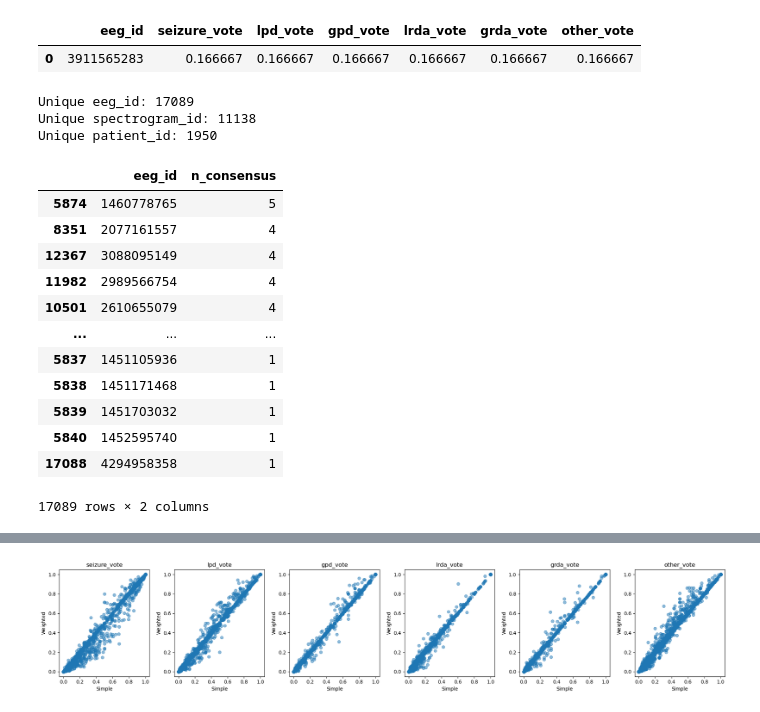
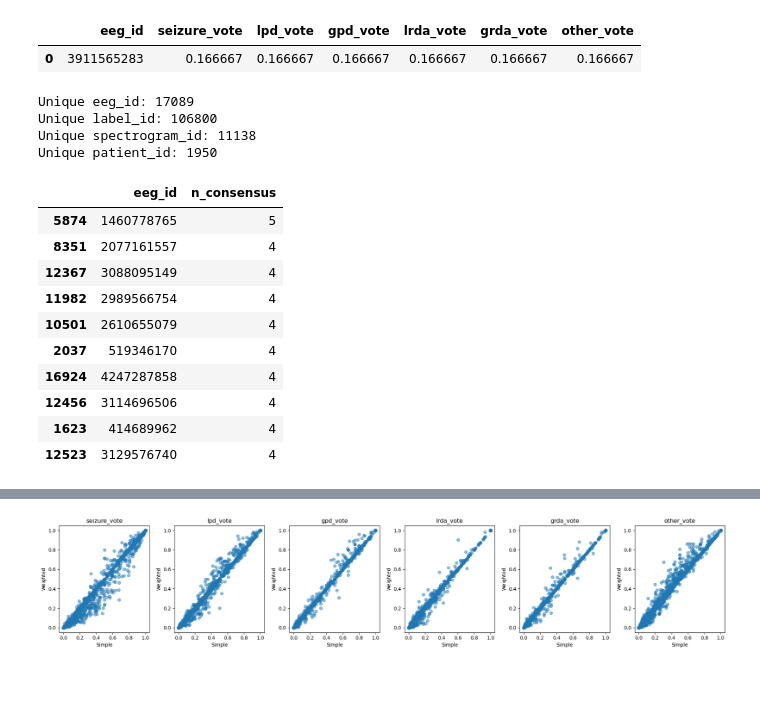
Before and after one commit to AzimuthLI/kaggle_hms, a Jupyter notebook: notebooks/EDA.ipynb, the cells around one changed output, grey strips where cells are left out. Cells and saved outputs as stored; diff of their text form; code cells hidden in the pictures; blank space fills up the shorter version.

```diff
--- a/notebooks/EDA.ipynb
+++ b/notebooks/EDA.ipynb
@@ -45,28 +46,28 @@ Index(['seizure_vote', 'lpd_vote', 'gpd_vote', 'lrda_vote', 'grda_vote',
 | 0 | 3911565283 | 0.166667 | 0.166667 | 0.166667 | 0.166667 | 0.166667 | 0.166667 |
 # %%
 print("Unique eeg_id:", train_df['eeg_id'].nunique())
+print("Unique label_id:", train_df['label_id'].nunique())
 print("Unique spectrogram_id:", train_df['spectrogram_id'].nunique())
 print("Unique patient_id:", train_df['patient_id'].nunique())
 # %% [output]
 Unique eeg_id: 17089
+Unique label_id: 106800
 Unique spectrogram_id: 11138
 Unique patient_id: 1950
 # %%
 df_agrees = train_df.groupby('eeg_id')['expert_consensus'].nunique().to_frame().reset_index(drop=False)
 df_agrees = df_agrees.rename(columns={'expert_consensus': 'n_consensus'})
 df_agrees = df_agrees.sort_values('n_consensus', ascending=False)
-df_agrees
+display(df_agrees.head(10))
 # %% [output]
 |  | eeg_id | n_consensus |
 | 5874 | 1460778765 | 5 |
 | 8351 | 2077161557 | 4 |
 | 12367 | 3088095149 | 4 |
 | 11982 | 2989566754 | 4 |
 | 10501 | 2610655079 | 4 |
-| ... | ... | ... |
-| 5837 | 1451105936 | 1 |
-| 5838 | 1451171468 | 1 |
-| 5839 | 1451703032 | 1 |
-| 5840 | 1452595740 | 1 |
-| 17088 | 4294958358 | 1 |
+| 2037 | 519346170 | 4 |
+| 16924 | 4247287858 | 4 |
+| 12456 | 3114696506 | 4 |
+| 1623 | 414689962 | 4 |
+| 12523 | 3129576740 | 4 |
-17089 rows × 2 columns
```
Also changed, not shown: parts of 14 cells of this notebook, 2 other files.
